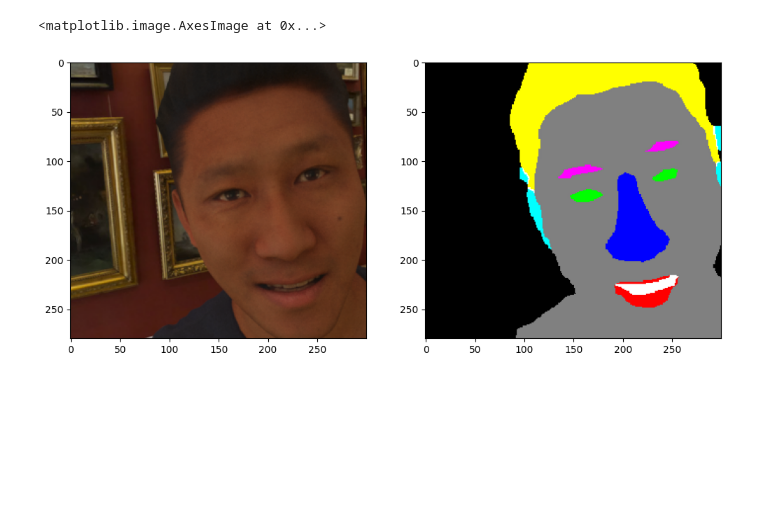
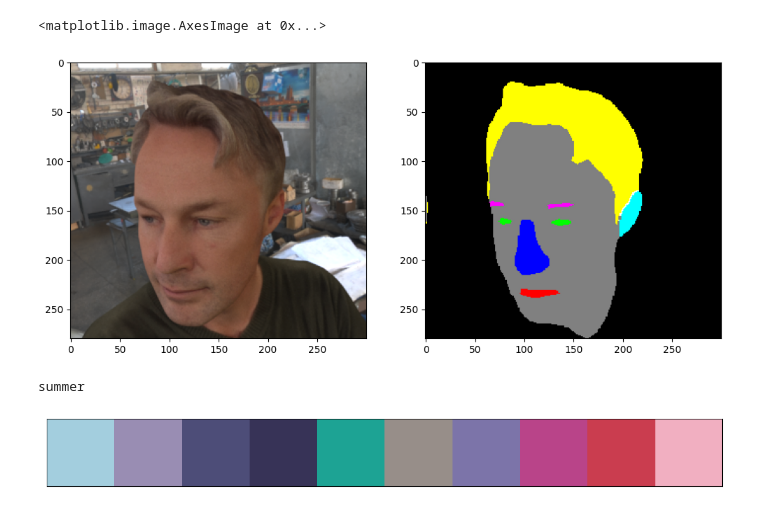
Before and after one commit to mrcmich/deep-seasonal-color-analysis-system, a Jupyter notebook: test_pipeline.ipynb, the cells around one changed output. Cells and saved outputs as stored; diff of their text form; code cells hidden in the pictures; blank space fills up the shorter version.

```diff
--- a/test_pipeline.ipynb
+++ b/test_pipeline.ipynb
@@ -31,8 +39,5 @@ input
 # %%
 # show results
-img, masks = pipeline.execute(input)
-img = img.to('cpu')
-masks = masks.to('cpu')
 plt.figure(figsize=(12, 6))
 plt.subplot(1, 2, 1)
 plt.imshow(utils.from_DHW_to_HWD(img))
@@ -40,4 +45,25 @@ plt.subplot(1, 2, 2)
 plt.imshow(utils.from_DHW_to_HWD(color_processing.colorize_segmentation_masks(masks, segmentation_labels.labels)))
 # %% [output]
 <matplotlib.image.AxesImage at 0x...>
-[figure, old version]
+[figure, new version]
+# %%
+# define additional filters
+palettes_dir = 'palette_classification/palettes/'
+example_images_dir = 'palette_classification/example_images/'
+palette_filenames = glob.glob(palettes_dir + '*.csv')
+reference_palettes = [palette.PaletteRGB().load(
+    palette_filename.replace('\\', '/'), header=True) for palette_filename in palette_filenames]
+upcf = user_palette_classification_filter.UserPaletteClassificationFilter(reference_palettes)
+
+# add additional filters to pipeline
+pl.add_filter(upcf)
+# %%
+# execute pipeline
+user_palette = pl.execute(input)
+# %%
+# show results
+print(user_palette.description())
+user_palette.plot(tile_size=15)
+# %% [output]
+summer
+[figure, added]
```
Also changed, not shown: parts of 4 cells of this notebook, 1 other file.
